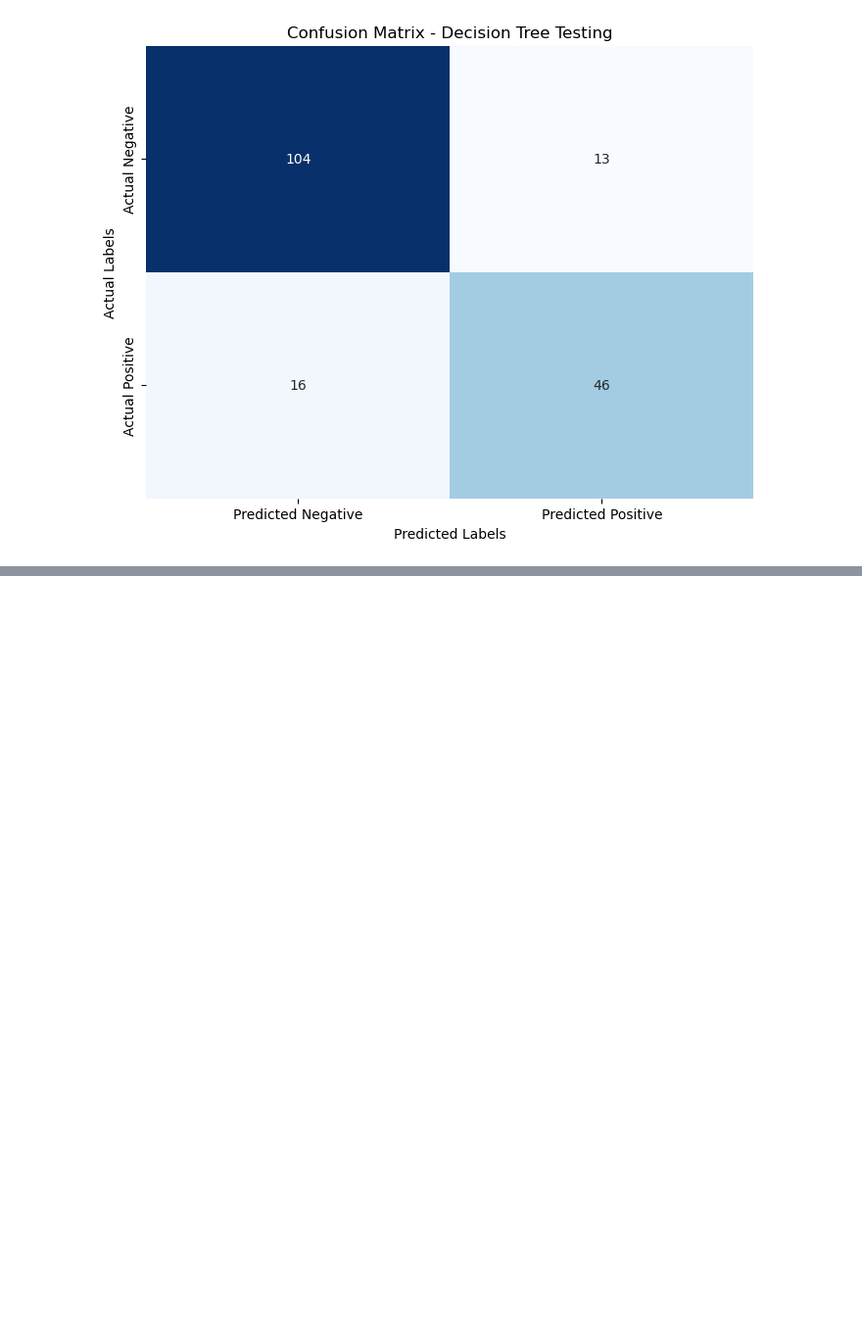
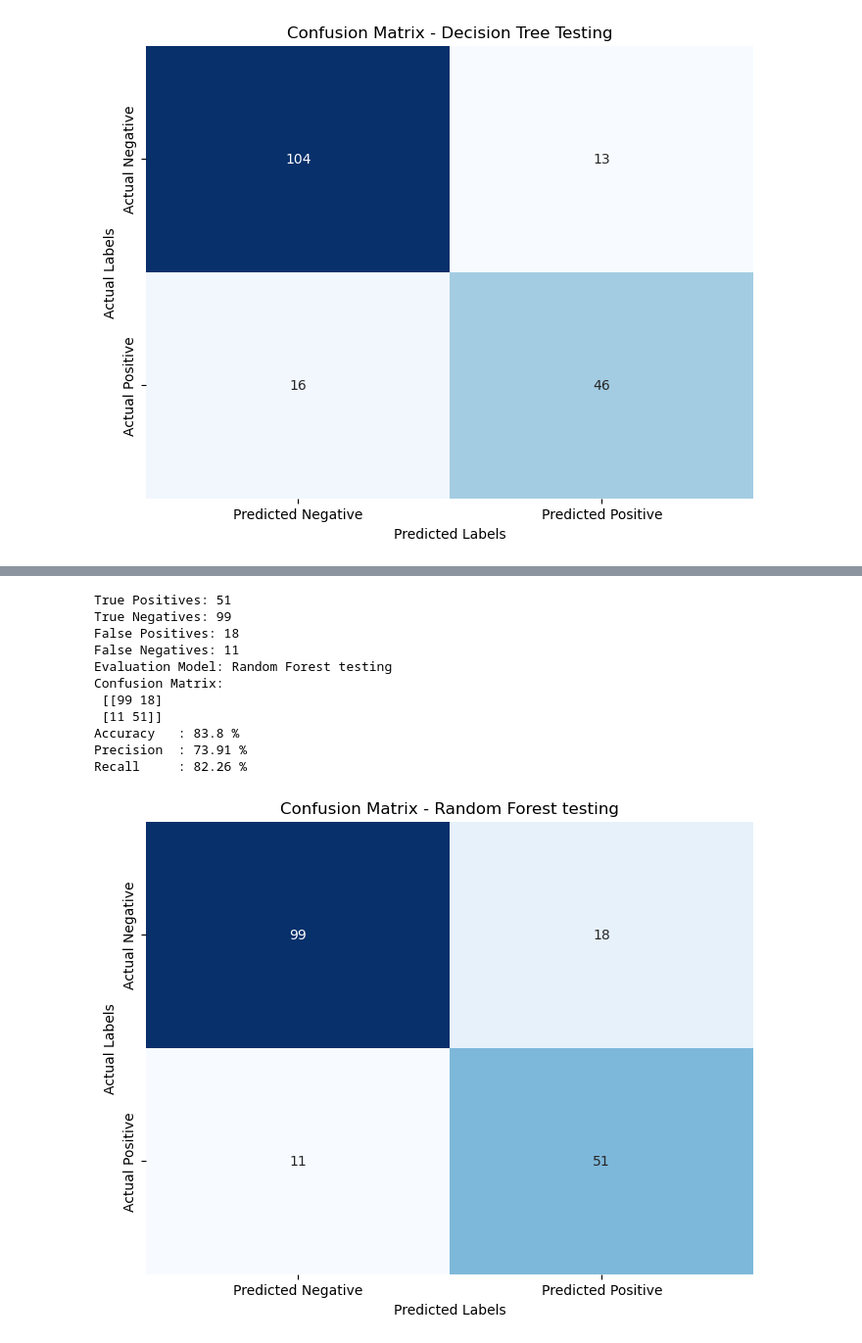
Before and after one commit to KhadafiZubaidiDev/my-projects, a Jupyter notebook: model-explanation/main.ipynb, the cells around one changed output, grey strips where cells are left out. Shown at 98% size. Saved outputs shown, nothing was run; the diff lists cells and outputs as text; code cells hidden in the pictures; blank space fills up the shorter version.

```diff
--- a/model-explanation/main.ipynb
+++ b/model-explanation/main.ipynb
@@ -328,0 +354,15 @@ Recall     : 74.19 %
+# %%
+classification_eval(y_test, y_test_pred, 'Random Forest testing')
+# %% [output]
+True Positives: 51
+True Negatives: 99
+False Positives: 18
+False Negatives: 11
+Evaluation Model: Random Forest testing
+Confusion Matrix:
+ [[99 18]
+ [11 51]]
+Accuracy   : 83.8 %
+Precision  : 73.91 %
+Recall     : 82.26 %
+[figure, added]
```
Also changed, not shown: parts of 4 cells of this notebook.
